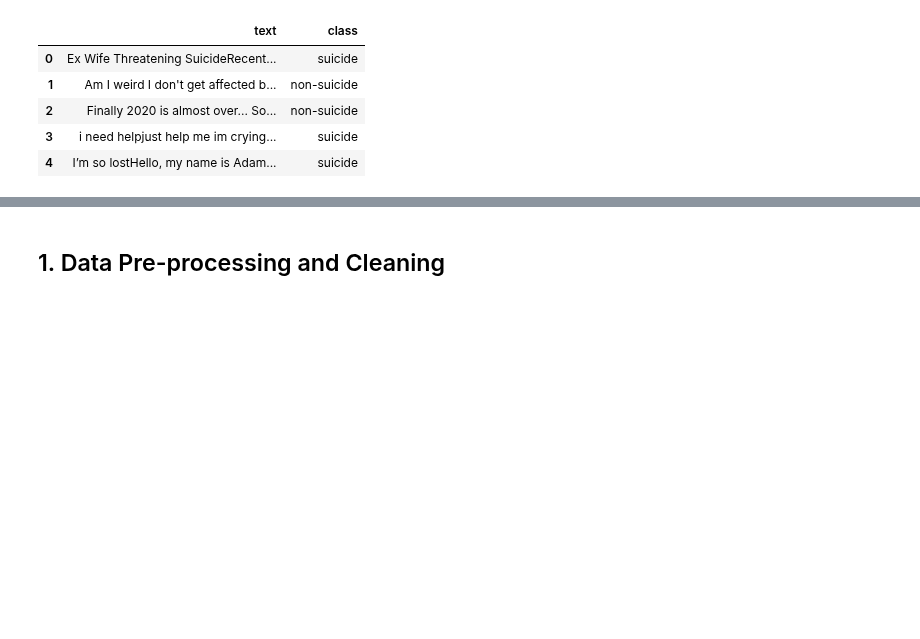
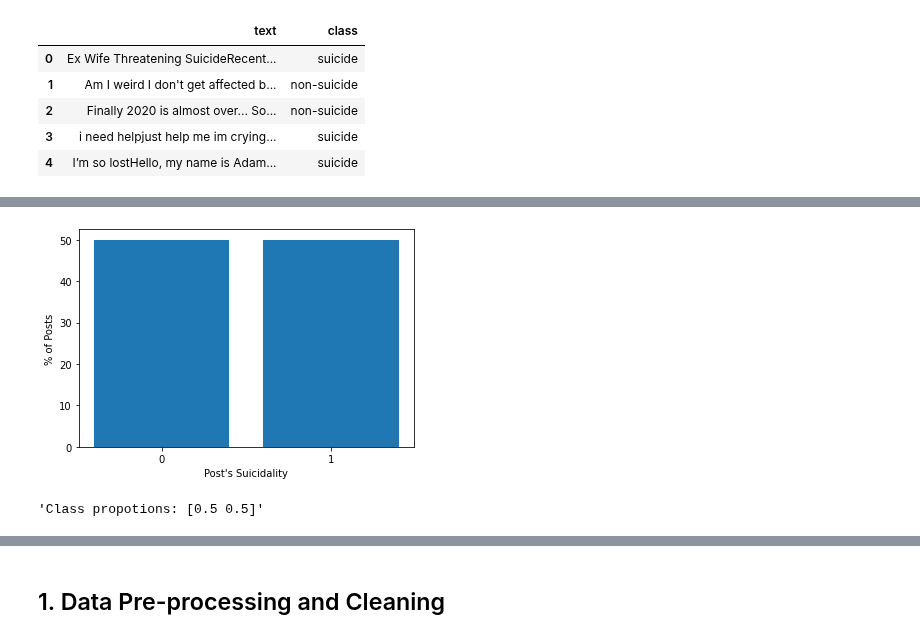
Before and after one commit to eugenebaraka/Predict-Suicidal-Ideation-on-Reddit, a Jupyter notebook: suicide-classification.ipynb, the cells around one changed output, grey strips where cells are left out. Cells and saved outputs as stored; diff of their text form; code cells hidden in the pictures; blank space fills up the shorter version.

```diff
--- a/suicide-classification.ipynb
+++ b/suicide-classification.ipynb
@@ -44,0 +60,19 @@ reddit_data.head()
+# %%
+#rename column names
+reddit_data.rename(columns = {'text': 'post', 'class':'suicidal'}, inplace=True)
+
+#mapping 1 to suicidal and 0 to non-suicidal posts
+reddit_data['suicidal'] = reddit_data['suicidal'].map({'suicide': 1, 'non-suicide':0})
+
+#plotting propotion of suicidal vs non-suicidal posts
+values, counts = np.unique(reddit_data['suicidal'], return_counts=True)
+normalize_counts = counts/counts.sum()
+
+plt.figure()
+plt.bar(['0', '1'], normalize_counts*100)
+plt.xlabel("Post's Suicidality")
+plt.ylabel('% of Posts')
+plt.show()
+
+display(f"Class propotions: {normalize_counts}")
+# %% [output]
@@ -44,0 +81,2 @@ reddit_data.head()
+[figure, added]
+'Class propotions: [0.5 0.5]'
```
Also changed, not shown: parts of 21 cells of this notebook.
